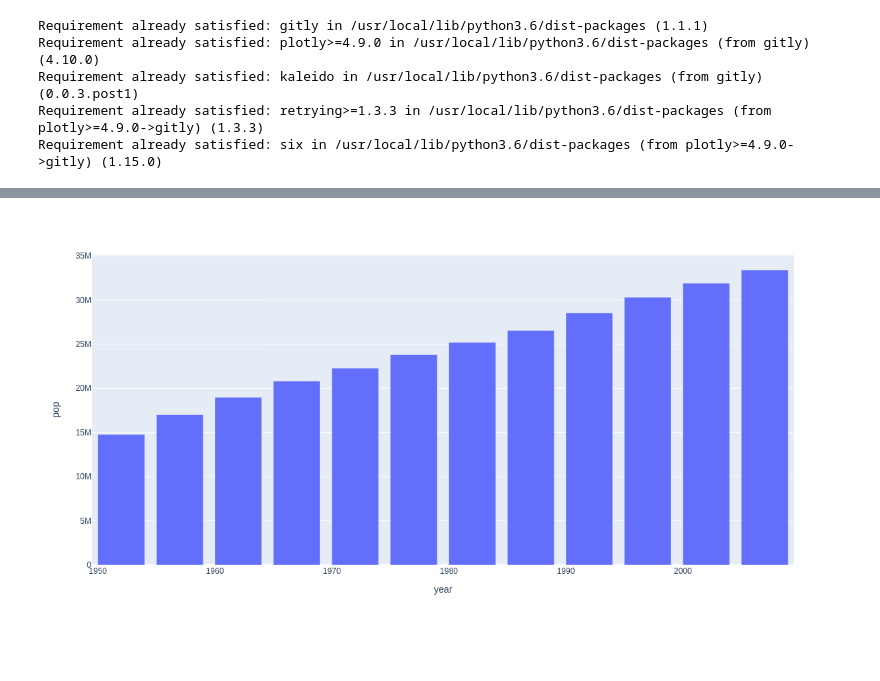
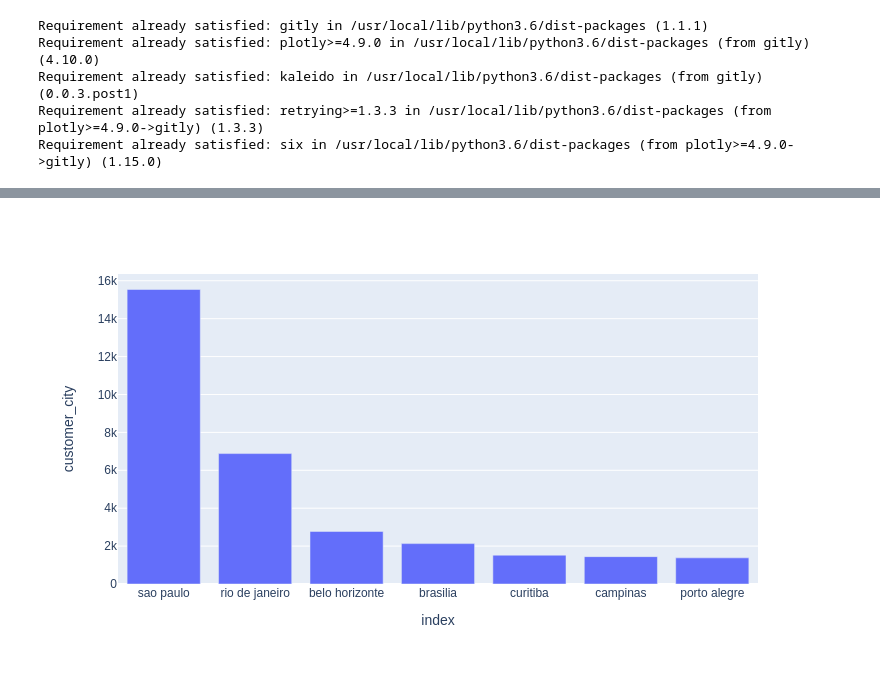
Before and after one commit to LiviaFanucchi/Introducao-ciencias-de-dados, a Jupyter notebook: Aula01_Tiago_Exploracao_Olist.ipynb, the cells around one changed output, grey strips where cells are left out. Cells and saved outputs as stored; diff of their text form; code cells hidden in the pictures; blank space fills up the shorter version.

```diff
--- a/Aula01_Tiago_Exploracao_Olist.ipynb
+++ b/Aula01_Tiago_Exploracao_Olist.ipynb
@@ -14,0 +20,9 @@ gitly = GitlyPlotter(renderer = 'github')
+# %%
+df_clientes = pd.read_csv('/content/drive/My Drive/Colab Notebooks/Ciencia de Dados/olist_customers_dataset.csv')
+df_geo = pd.read_csv('/content/drive/My Drive/Colab Notebooks/Ciencia de Dados/olist_geolocation_dataset.csv', encoding='utf8')
+df_compra_itens = pd.read_csv('/content/drive/My Drive/Colab Notebooks/Ciencia de Dados/olist_order_items_dataset.csv')
+df_compra_pagamentos = pd.read_csv('/content/drive/My Drive/Colab Notebooks/Ciencia de Dados/olist_order_payments_dataset.csv')
+df_reviews = pd.read_csv('/content/drive/My Drive/Colab Notebooks/Ciencia de Dados/olist_order_reviews_dataset.csv')
+df_compras = pd.read_csv('/content/drive/My Drive/Colab Notebooks/Ciencia de Dados/olist_orders_dataset.csv')
+df_produtos = pd.read_csv('/content/drive/My Drive/Colab Notebooks/Ciencia de Dados/olist_products_dataset.csv')
+df_vendedores = pd.read_csv('/content/drive/My Drive/Colab Notebooks/Ciencia de Dados/olist_sellers_dataset.csv')
@@ -15,9 +111,8 @@ gitly = GitlyPlotter(renderer = 'github')
 # %%
 import plotly.express as px
-data_canada = px.data.gapminder().query("country == 'Canada'")
+data = df_clientes.customer_city.value_counts().head(7).reset_index()
 
-
-fig = px.bar(data_canada, x='year', y='pop')
-gitly.show(fig, width = 1200, height = 600)
+fig = px.bar(data, x='index', y='customer_city')
+gitly.show(fig)
 # %% [output]
-[figure, old version]
+[figure, new version]
```
Also changed, not shown: parts of 17 cells of this notebook.
